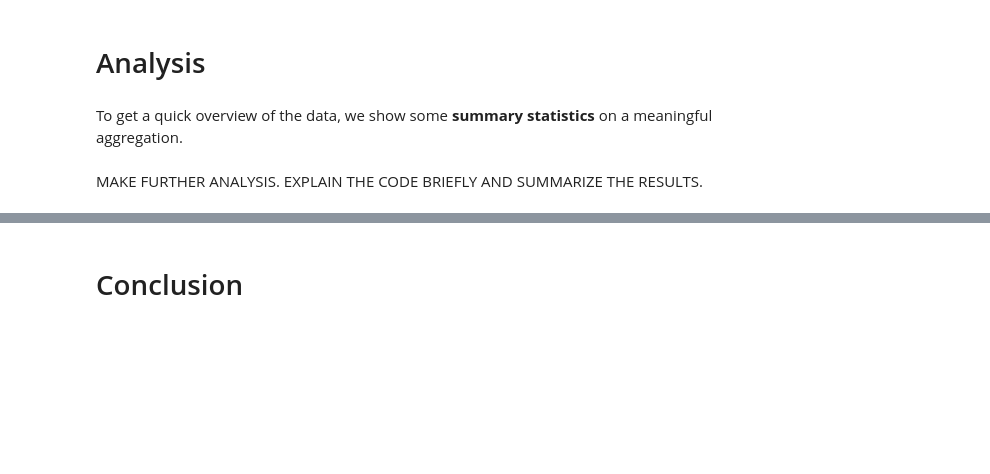
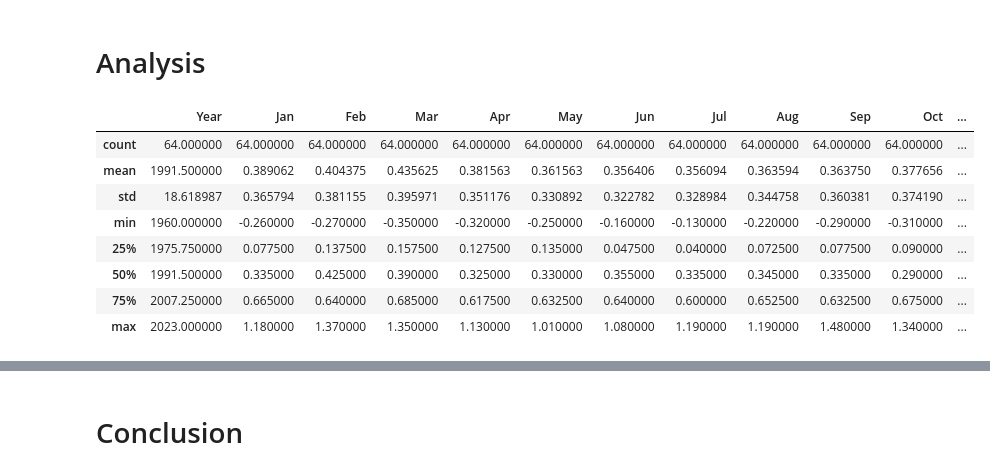
Before and after one commit to NumEconCopenhagen/projects-2024-codeonomics-crew, a Jupyter notebook: dataproject/dataproject.ipynb, the cells around one changed output, grey strips where cells are left out. Saved outputs shown, nothing was run; the diff lists cells and outputs as text; code cells hidden in the pictures; blank space fills up the shorter version.

```diff
--- a/dataproject/dataproject.ipynb
+++ b/dataproject/dataproject.ipynb
@@ -293,7 +264,16 @@ MERGED.head()
 | 4 | 1964 | -0.09 | -0.10 | -0.21 | -0.32 | -0.25 | -0.04 | -0.04 | -0.22 | -0.29 | -0.31 | ... |
 # %% [markdown]
 # Analysis
-# %% [markdown]
-To get a quick overview of the data, we show some **summary statistics** on a meaningful aggregation.
-# %% [markdown]
-MAKE FURTHER ANALYSIS. EXPLAIN THE CODE BRIEFLY AND SUMMARIZE THE RESULTS.
+# %%
+# Summary statistics
+MERGED.describe()
+# %% [output]
+|  | Year | Jan | Feb | Mar | Apr | May | Jun | Jul | Aug | Sep | Oct | ... |
+| count | 64.000000 | 64.000000 | 64.000000 | 64.000000 | 64.000000 | 64.000000 | 64.000000 | 64.000000 | 64.000000 | 64.000000 | 64.000000 | ... |
+| mean | 1991.500000 | 0.389062 | 0.404375 | 0.435625 | 0.381563 | 0.361563 | 0.356406 | 0.356094 | 0.363594 | 0.363750 | 0.377656 | ... |
+| std | 18.618987 | 0.365794 | 0.381155 | 0.395971 | 0.351176 | 0.330892 | 0.322782 | 0.328984 | 0.344758 | 0.360381 | 0.374190 | ... |
+| min | 1960.000000 | -0.260000 | -0.270000 | -0.350000 | -0.320000 | -0.250000 | -0.160000 | -0.130000 | -0.220000 | -0.290000 | -0.310000 | ... |
+| 25% | 1975.750000 | 0.077500 | 0.137500 | 0.157500 | 0.127500 | 0.135000 | 0.047500 | 0.040000 | 0.072500 | 0.077500 | 0.090000 | ... |
+| 50% | 1991.500000 | 0.335000 | 0.425000 | 0.390000 | 0.325000 | 0.330000 | 0.355000 | 0.335000 | 0.345000 | 0.335000 | 0.290000 | ... |
+| 75% | 2007.250000 | 0.665000 | 0.640000 | 0.685000 | 0.617500 | 0.632500 | 0.640000 | 0.600000 | 0.652500 | 0.632500 | 0.675000 | ... |
+| max | 2023.000000 | 1.180000 | 1.370000 | 1.350000 | 1.130000 | 1.010000 | 1.080000 | 1.190000 | 1.190000 | 1.480000 | 1.340000 | ... |
```
Also changed, not shown: parts of 14 cells of this notebook, 2 other files.
